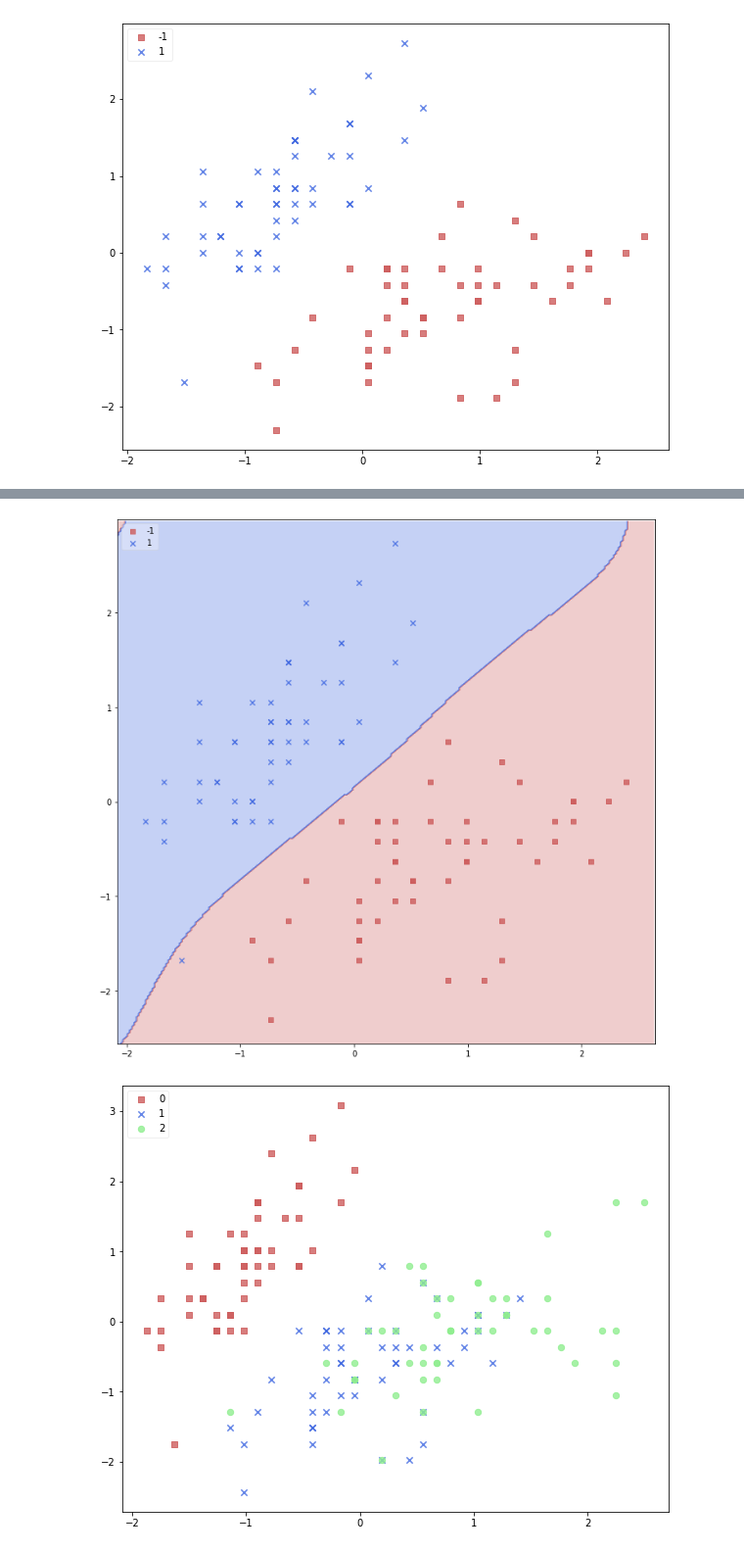
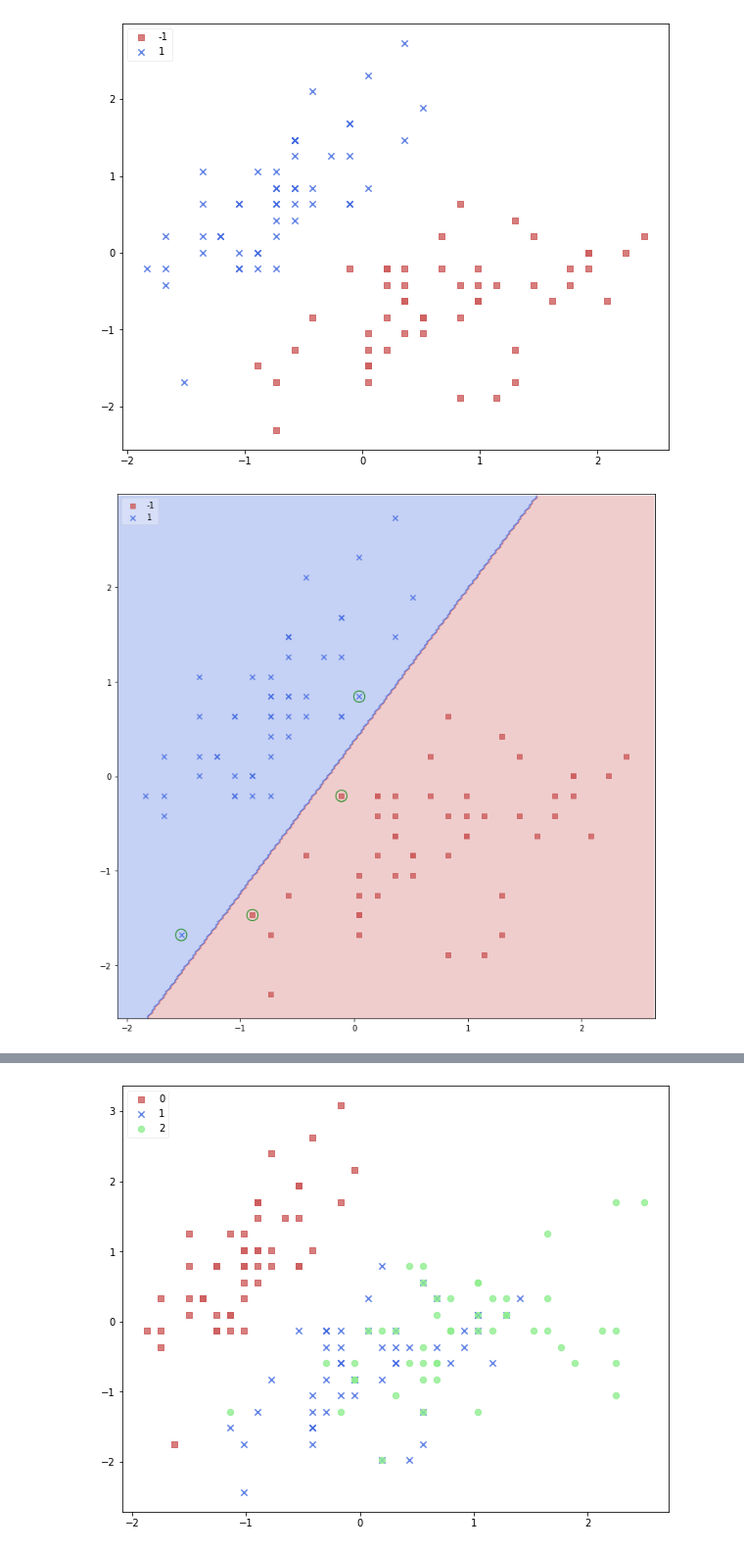
Before and after one commit to gittasche/ML-handmade, a Jupyter notebook: examples/svm.ipynb, the cells around one changed output, grey strips where cells are left out. Shown at 98% size. Cells and saved outputs as stored; diff of their text form; code cells hidden in the pictures.

```diff
--- a/examples/svm.ipynb
+++ b/examples/svm.ipynb
@@ -41,9 +41,12 @@ ax = scatter_plot(X, y, legend=2)
 # %%
 %%time
 fig = plt.figure(figsize=(12,12))
 params = np.ones(3)
-model = SupportVectorClassifier(kernel="rbf", C=1.0, params=params)
+model = SupportVectorClassifier(kernel="linear")
 model.fit(X, y)
 ax = plot_decision_regions(X=X, y=y, classifier=model, legend=2)
+ax.scatter(model.X[:, 0], model.X[:, 1], s=200, facecolor="none", edgecolor="g")
+plt.show()
 # %% [output]
+[figure, new version]
 CPU times: total: 125 ms
@@ -51,4 +54,3 @@ Wall time: 120 ms
-[figure, old version]
 # %%
 X = iris.iloc[:, [0, 1]].values
 y = iris.iloc[:, -1].values
```
Also changed, not shown: parts of 7 cells of this notebook, 20 other files.
